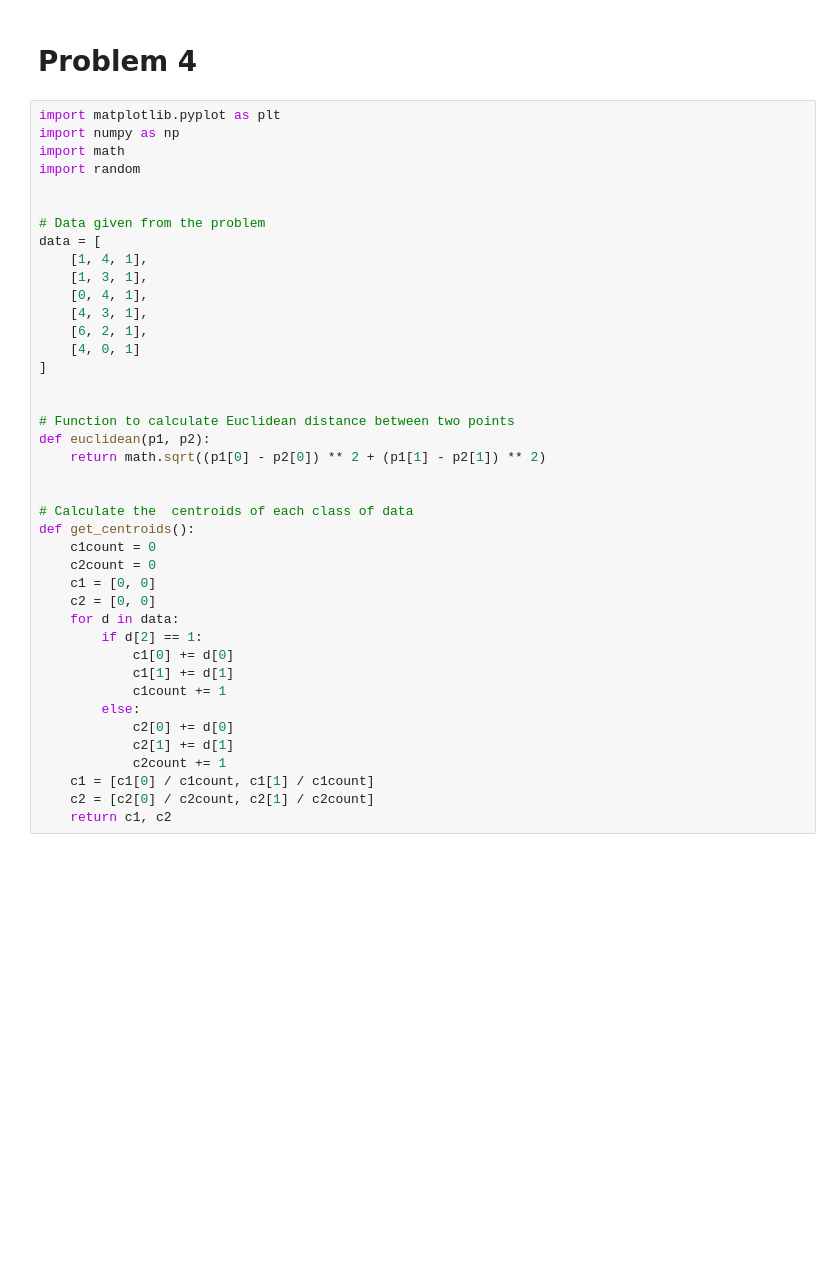
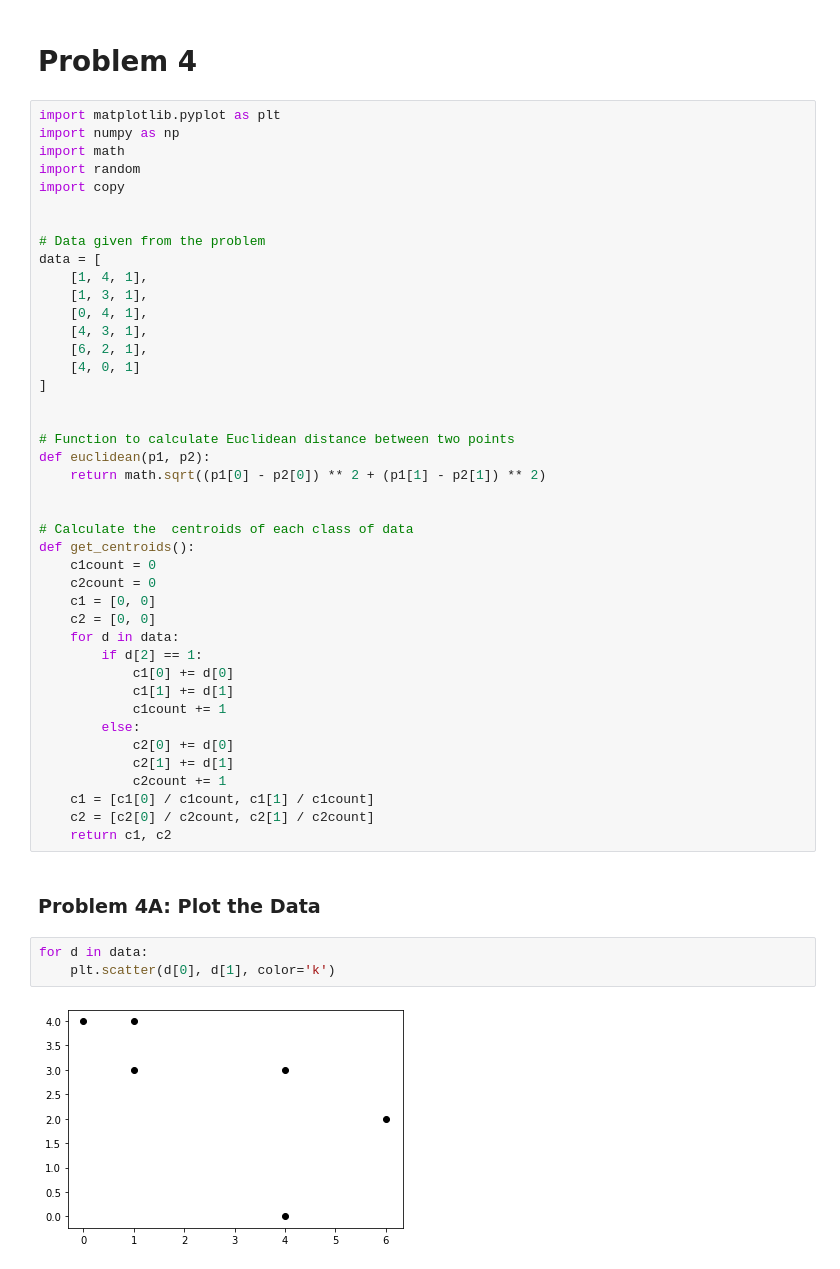
Before and after one commit to sdmoran/CS4342_HW5, a Jupyter notebook: Problem4.ipynb, the cells around one changed output. Cells and saved outputs as stored; diff of their text form; blank space fills up the shorter version.

```diff
--- a/Problem4.ipynb
+++ b/Problem4.ipynb
@@ -5,6 +5,7 @@ import matplotlib.pyplot as plt
 import numpy as np
 import math
 import random
+import copy
 
 
 # Data given from the problem
@@ -41,3 +42,10 @@ def get_centroids():
     c1 = [c1[0] / c1count, c1[1] / c1count]
     c2 = [c2[0] / c2count, c2[1] / c2count]
     return c1, c2
+# %% [markdown]
+### Problem 4A: Plot the Data
+# %%
+for d in data:
+    plt.scatter(d[0], d[1], color='k')
+# %% [output]
+[figure, added]
```
Also changed, not shown: parts of 5 cells of this notebook, 8 other files.
